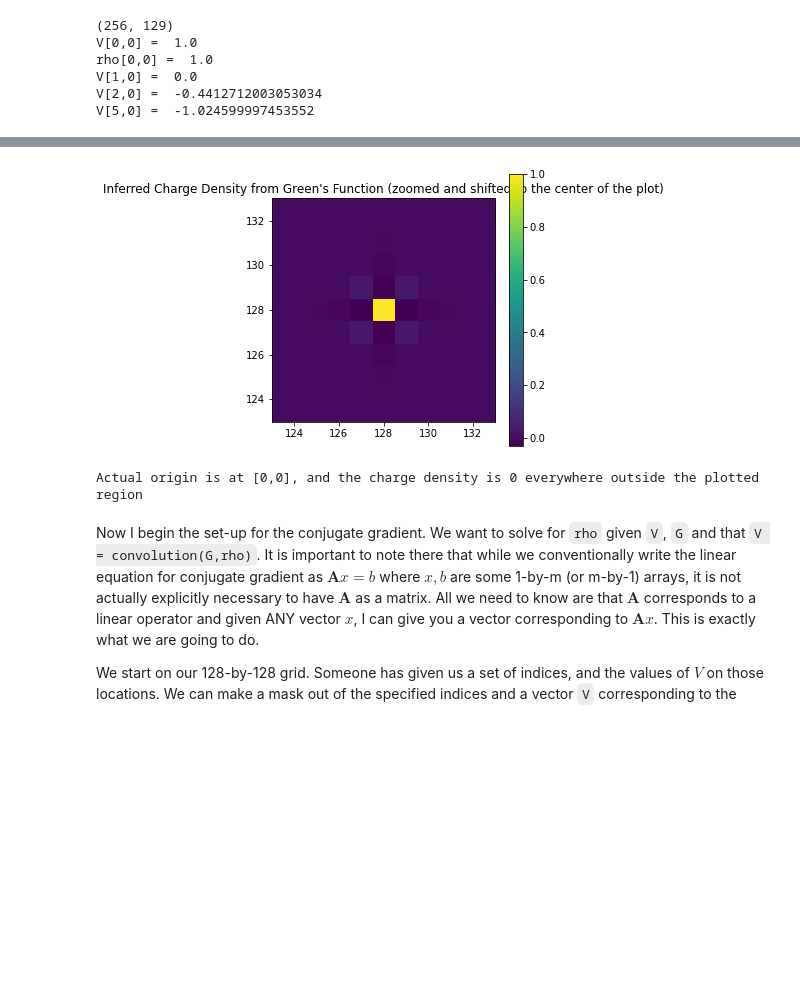
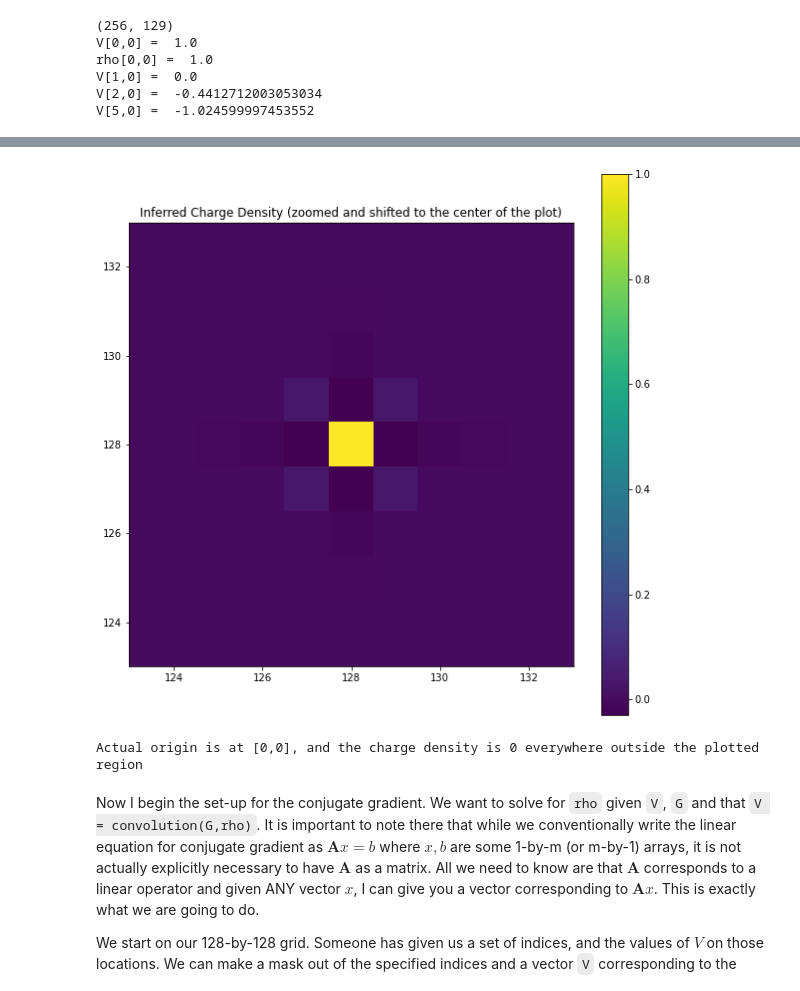
Before and after one commit to nittalas/phys512, a Jupyter notebook: Assignment 8/PHYS512-Assignment8.ipynb, the cells around one changed output, grey strips where cells are left out. Saved outputs shown, nothing was run; the diff lists cells and outputs as text; code cells hidden in the pictures; blank space fills up the shorter version.

```diff
--- a/Assignment 8/PHYS512-Assignment8.ipynb
+++ b/Assignment 8/PHYS512-Assignment8.ipynb
@@ -66,7 +66,7 @@ V[1,0] =  0.0
 V[2,0] =  -0.4412712003053034
 V[5,0] =  -1.024599997453552
 # %%
-plt.rcParams['figure.figsize'] = (5,5)
+plt.rcParams['figure.figsize'] = (10,10)
 plt.imshow(kernel, origin='lower')
 plt.colorbar()
 plt.title("Green's Function")
@@ -76,13 +76,13 @@ plt.show()
 # %%
 plt.imshow(np.fft.fftshift(rho_inferred), origin='lower')
-plt.title("Inferred Charge Density from Green's Function (zoomed and shifted to the center of the plot)")
+plt.title("Inferred Charge Density (zoomed and shifted to the center of the plot)")
 plt.xlim((2*n)//2-5,(2*n)//2+5)
 plt.ylim((2*n)//2-5,(2*n)//2+5)
 plt.colorbar()
 plt.show()
 print("Actual origin is at [0,0], and the charge density is 0 everywhere outside the plotted region")
 # %% [output]
-[figure, old version]
+[figure, new version]
 Actual origin is at [0,0], and the charge density is 0 everywhere outside the plotted region
 # %% [markdown]
 Now I begin the set-up for the conjugate gradient. We want to solve for `rho` given `V`, `G` and that `V = convolution(G,rho)`. It is important to note there that while we conventionally write the linear equation for conjugate gradient as $ \textbf{A} x = b$ where $x, b$ are some 1-by-m (or m-by-1) arrays, it is not actually explicitly necessary to have $\textbf{A}$ as a matrix. All we need to know are that $\textbf{A}$ corresponds to a linear operator and given ANY vector $x$, I can give you a vector corresponding to $\textbf{A}x$. This is exactly what we are going to do.
```
Also changed, not shown: parts of 5 cells of this notebook.
